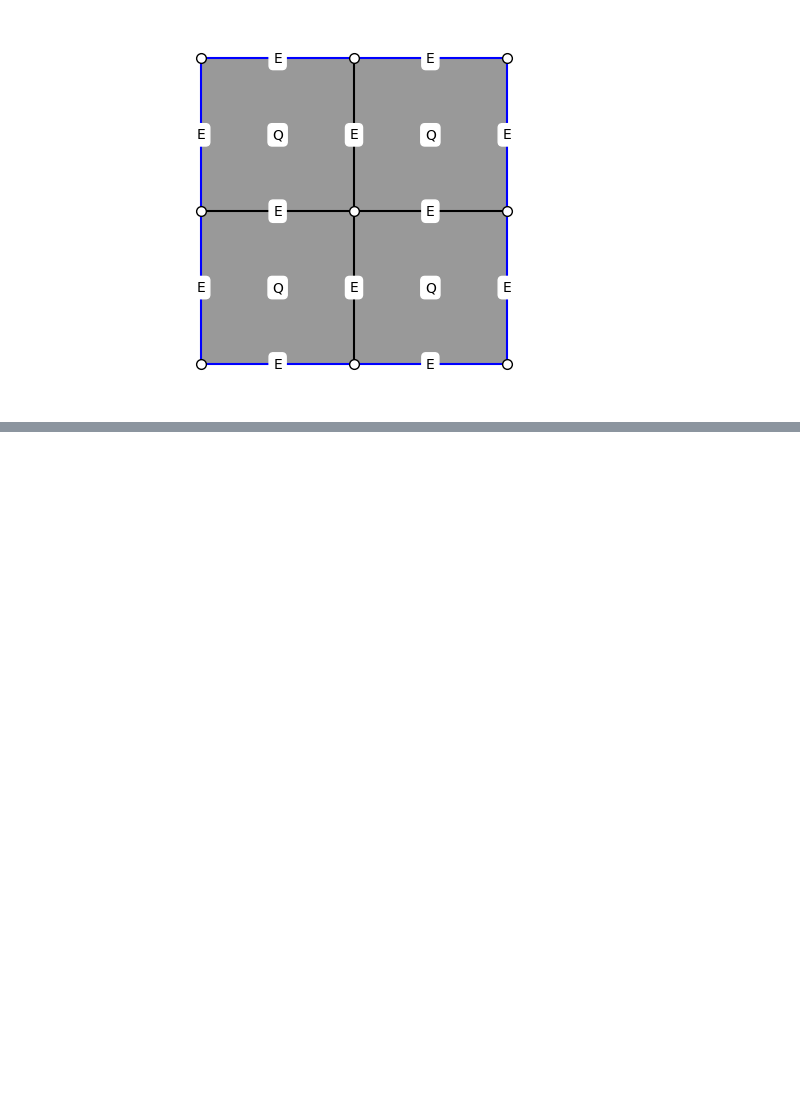
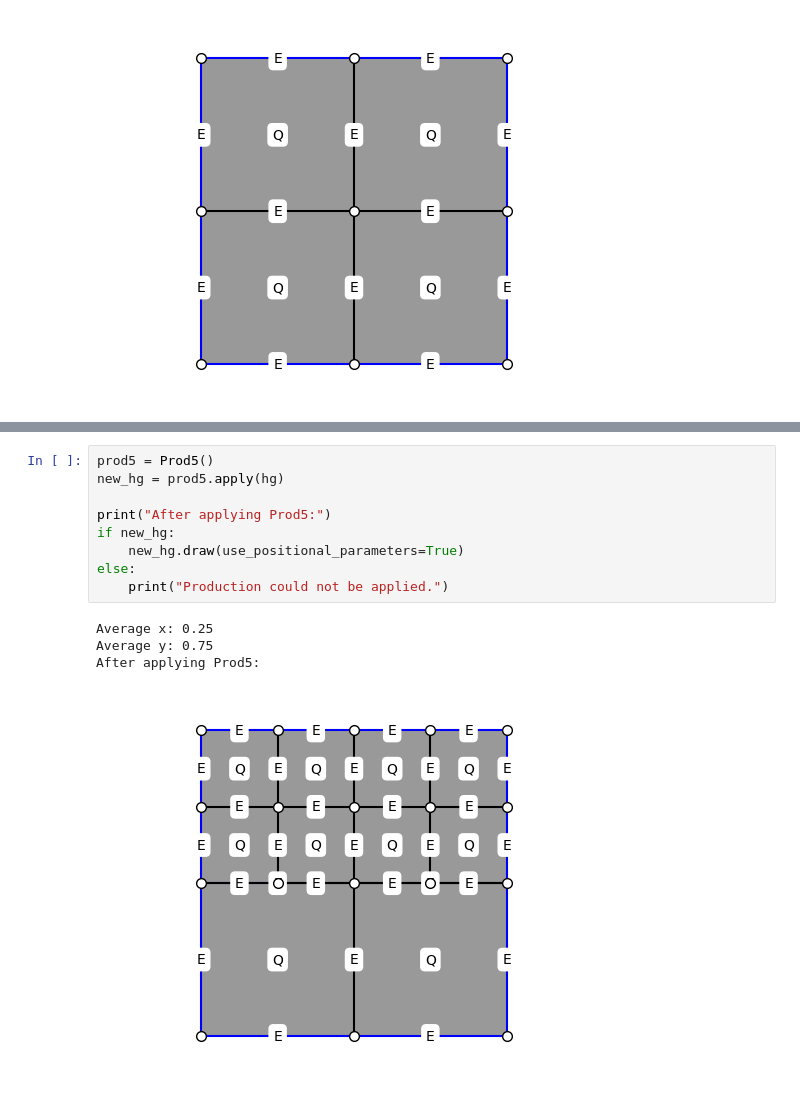
Before and after one commit to bartektempka/hypergraph-grammar-AGH, a Jupyter notebook: prod1_5.ipynb, the cells around one changed output, grey strips where cells are left out. Cells and saved outputs as stored; diff of their text form; blank space fills up the shorter version.

```diff
--- a/prod1_5.ipynb
+++ b/prod1_5.ipynb
@@ -176,0 +215,14 @@ hg.draw(use_positional_parameters=True)
+# %%
+prod5 = Prod5()
+new_hg = prod5.apply(hg)
+
+print("After applying Prod5:")
+if new_hg:
+    new_hg.draw(use_positional_parameters=True)
+else:
+    print("Production could not be applied.")
+# %% [output]
+Average x: 0.25
+Average y: 0.75
+After applying Prod5:
+[figure, added]
```
Also changed, not shown: parts of 4 cells of this notebook.
